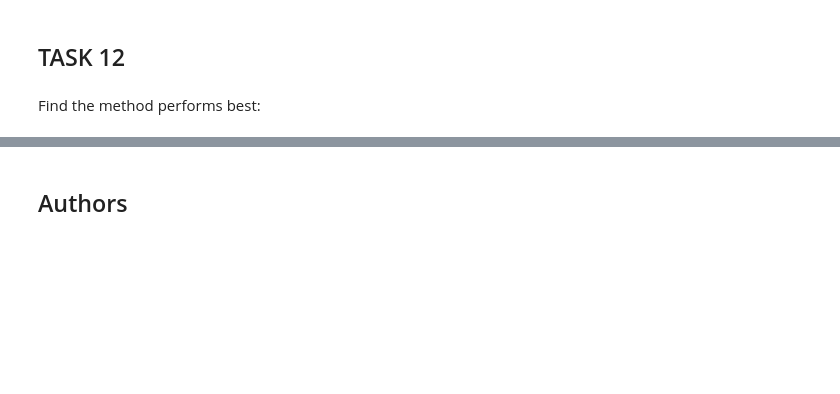
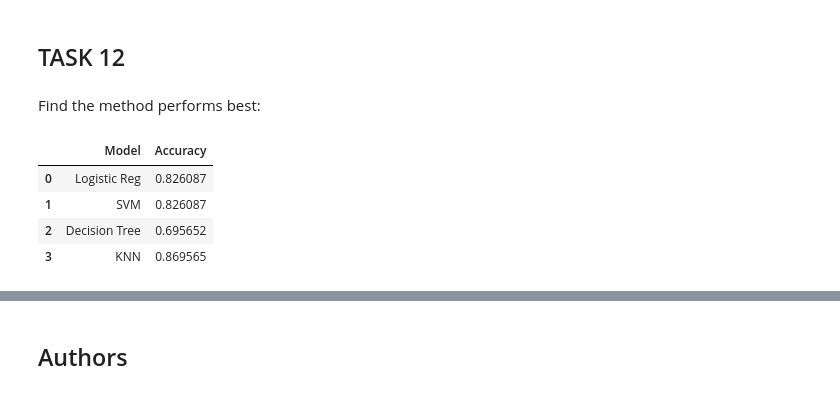
Before and after one commit to sohaaan/capstone_project, a Jupyter notebook: capstone_data_analysis.ipynb, the cells around one changed output, grey strips where cells are left out. Cells and saved outputs as stored; diff of their text form; code cells hidden in the pictures; blank space fills up the shorter version.

```diff
--- a/capstone_data_analysis.ipynb
+++ b/capstone_data_analysis.ipynb
@@ -340,3 +357,11 @@ plot_confusion_matrix(Y_test,yhat)
 ## TASK  12
 # %% [markdown]
 Find the method performs best:
+# %%
+df_result
+# %% [output]
+|  | Model | Accuracy |
+| 0 | Logistic Reg | 0.826087 |
+| 1 | SVM | 0.826087 |
+| 2 | Decision Tree | 0.695652 |
+| 3 | KNN | 0.869565 |
```
Also changed, not shown: parts of 20 cells of this notebook.
